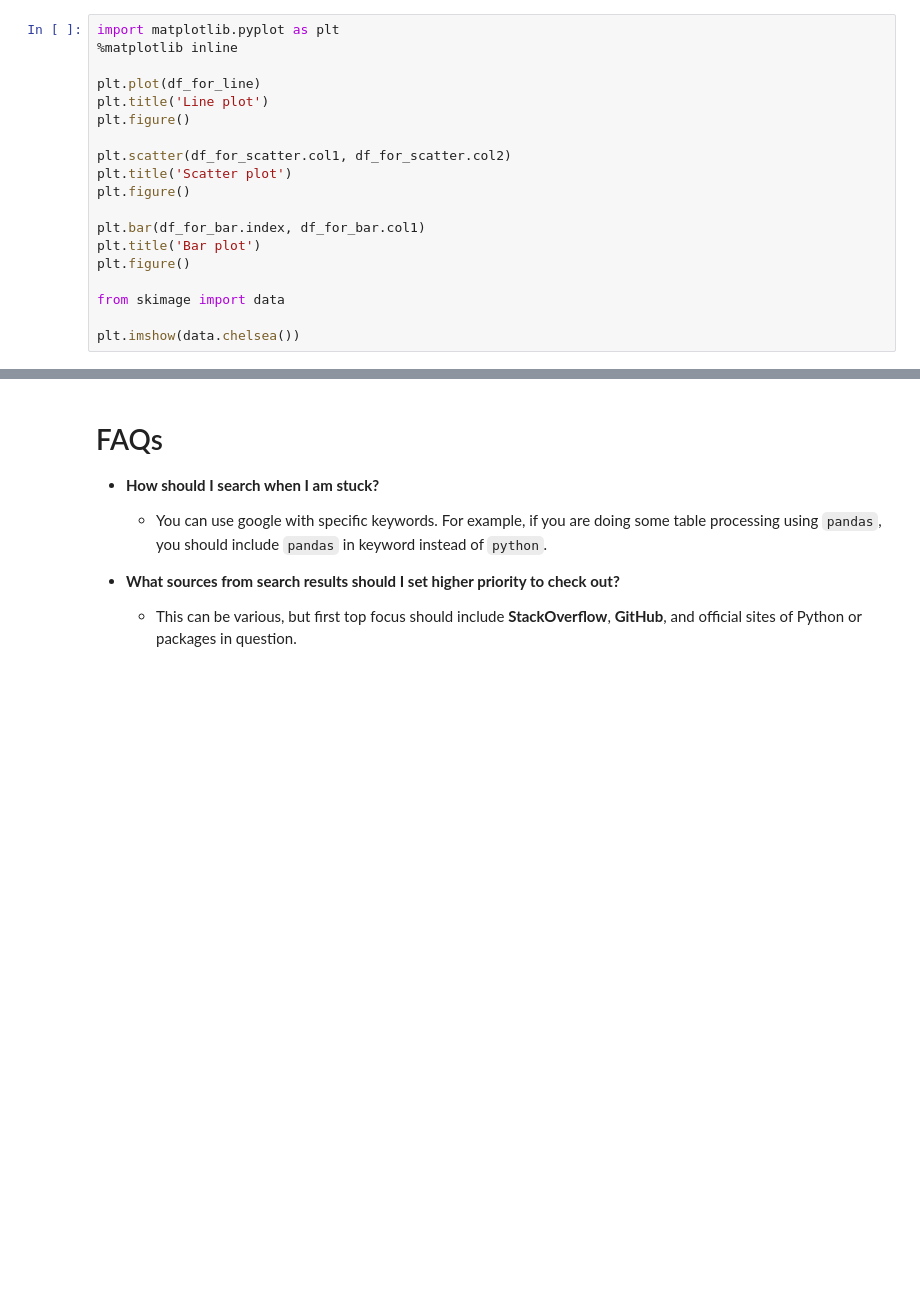
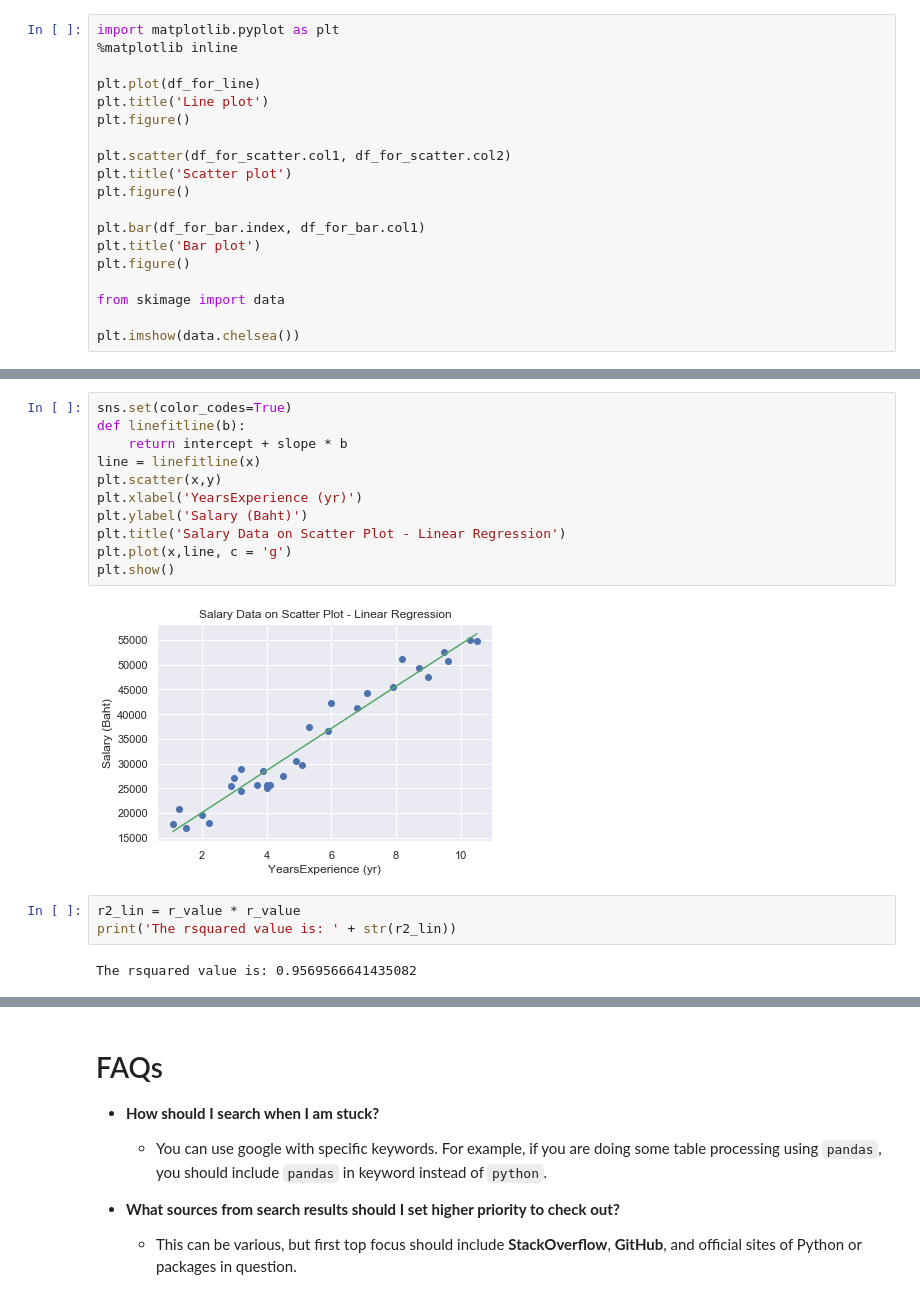
Before and after one commit to aimlabmu/labclass-v2, a Jupyter notebook: Introduction to Python.ipynb, the cells around one changed output, grey strips where cells are left out. Drawn from its saved outputs; the diff is of its cells as text; blank space fills up the shorter version.

```diff
--- a/Introduction to Python.ipynb
+++ b/Introduction to Python.ipynb
@@ -349,0 +397,18 @@ plt.imshow(data.chelsea())
+# %%
+sns.set(color_codes=True)
+def linefitline(b):
+    return intercept + slope * b
+line = linefitline(x)
+plt.scatter(x,y)
+plt.xlabel('YearsExperience (yr)')
+plt.ylabel('Salary (Baht)')
+plt.title('Salary Data on Scatter Plot - Linear Regression')
+plt.plot(x,line, c = 'g')
+plt.show()
+# %% [output]
+[figure, added]
+# %%
+r2_lin = r_value * r_value
+print('The rsquared value is: ' + str(r2_lin))
+# %% [output]
+The rsquared value is: 0.9569566641435082
```
Also changed, not shown: parts of 12 cells of this notebook, 5 other files.
